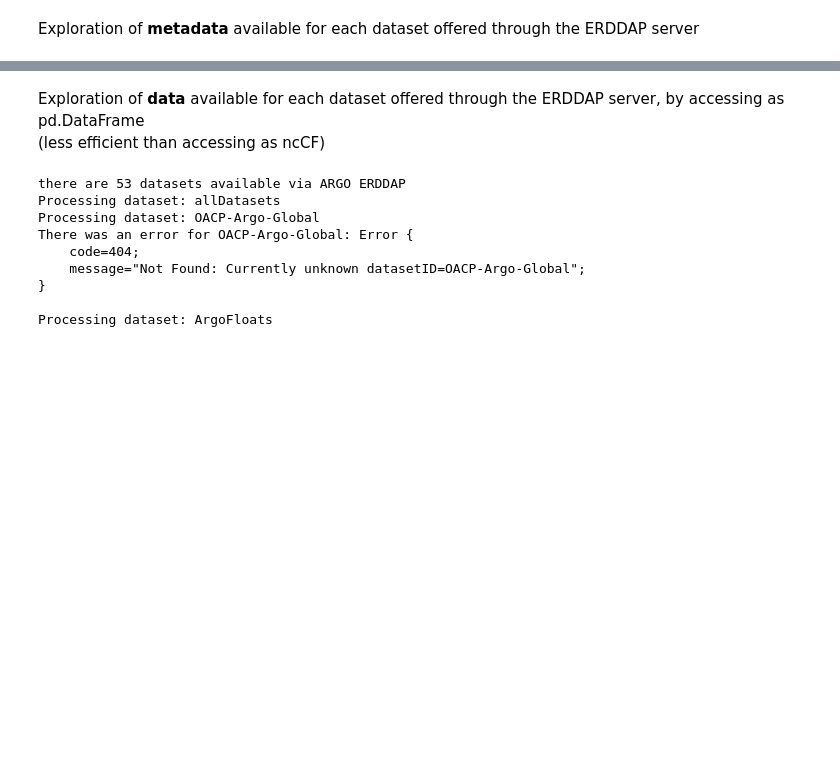
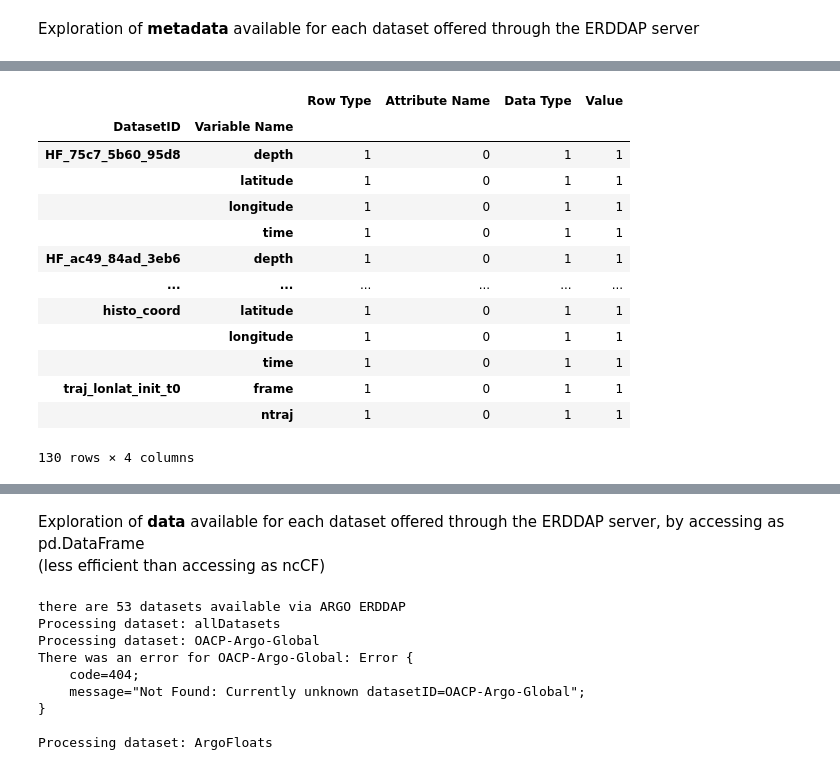
Before and after one commit to vliz-be-opsci/george-analysis, a Jupyter notebook: notebooks/ARGO-ERDDAP.ipynb, the cells around one changed output, grey strips where cells are left out. Drawn from its saved outputs; the diff is of its cells as text; code cells hidden in the pictures; blank space fills up the shorter version.

Commit message:
Update properties from ERDDAP servers

```diff
--- a/notebooks/ARGO-ERDDAP.ipynb
+++ b/notebooks/ARGO-ERDDAP.ipynb
@@ -154,10 +182,25 @@ metadatainfo_df.groupby(['DatasetID', 'Row Type']).nunique()
 # %%
 # Explore the dimensions of each dataset (Row Type = 'dimension')
 dim_info = metadatainfo_df[ metadatainfo_df['Row Type'] == 'dimension'].groupby(['DatasetID', 'Variable Name']).nunique()
 
-dim_info.to_csv("properties/ARGO_ERDDAP_dataset_dimensions.csv", index=False)
+dim_info.to_csv("properties/ARGO_ERDDAP_dataset_metadata_dimensions.csv", index=False)
 
 dim_info
+# %% [output]
+|  |  | Row Type | Attribute Name | Data Type | Value |
+| DatasetID | Variable Name |  |  |  |  |
+| HF_75c7_5b60_95d8 | depth | 1 | 0 | 1 | 1 |
+|  | latitude | 1 | 0 | 1 | 1 |
+|  | longitude | 1 | 0 | 1 | 1 |
+|  | time | 1 | 0 | 1 | 1 |
+| HF_ac49_84ad_3eb6 | depth | 1 | 0 | 1 | 1 |
+| ... | ... | ... | ... | ... | ... |
+| histo_coord | latitude | 1 | 0 | 1 | 1 |
+|  | longitude | 1 | 0 | 1 | 1 |
+|  | time | 1 | 0 | 1 | 1 |
+| traj_lonlat_init_t0 | frame | 1 | 0 | 1 | 1 |
+|  | ntraj | 1 | 0 | 1 | 1 |
+130 rows × 4 columns
 # %%
 # Explore the variables of each dataset (Row Type = 'variable')
 #note: in netCDFs, attributes represent additional information
```
Also changed, not shown: parts of 5 cells of this notebook, 11 other files.
